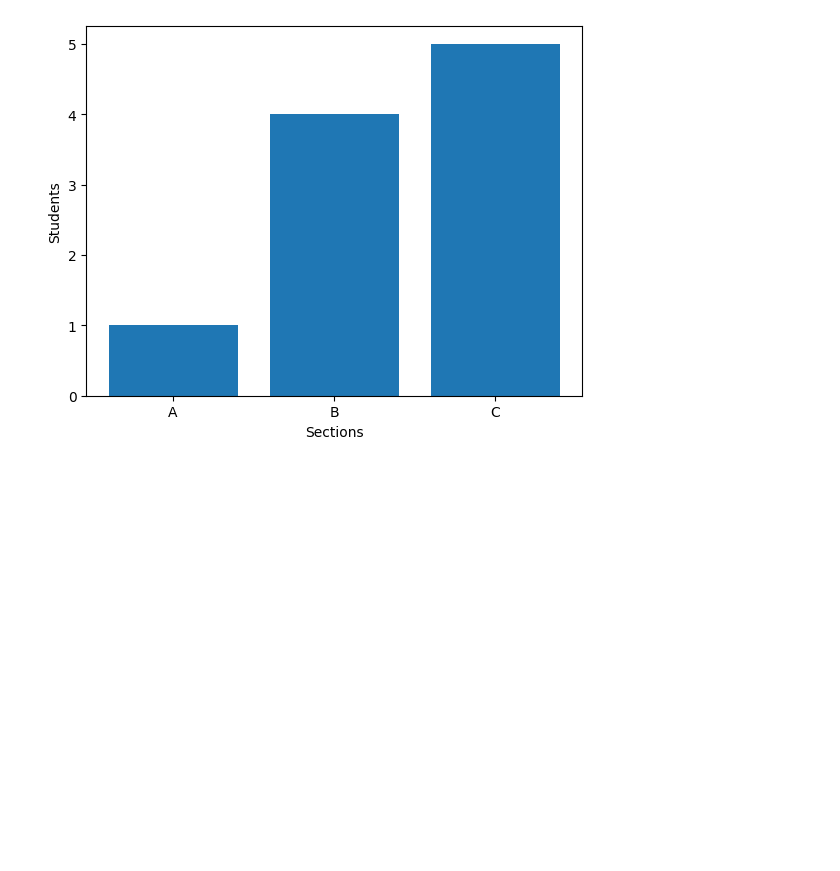
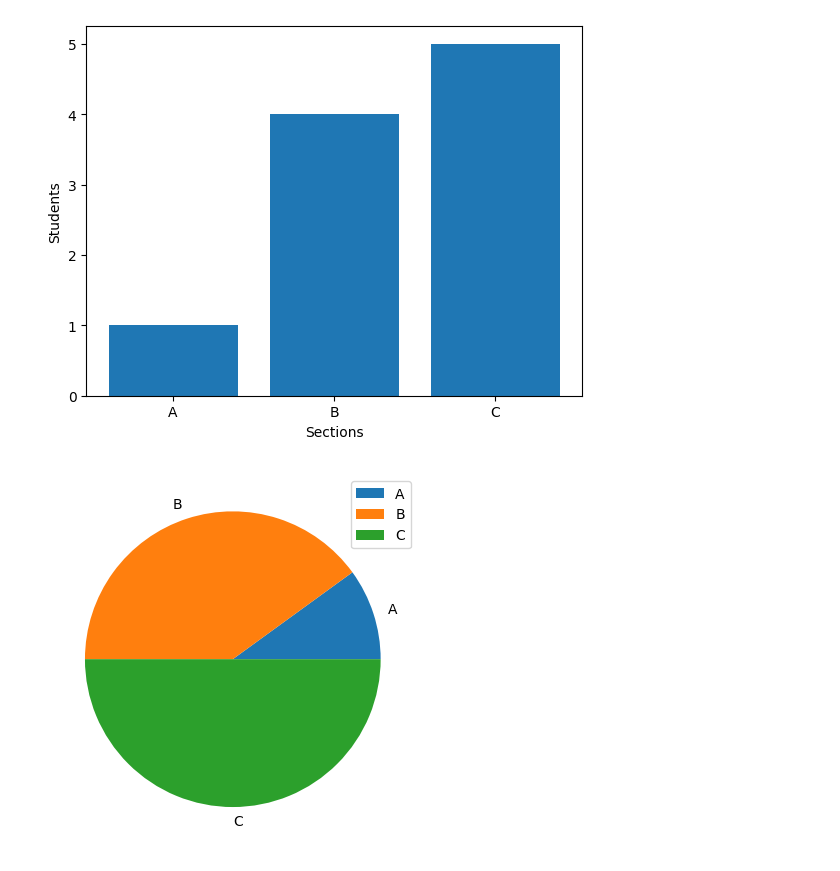
Before and after one commit to AliMukhtar081/python-learning, a Jupyter notebook: lab/visulization/visulaize.ipynb, the cells around one changed output. Cells and saved outputs as stored; diff of their text form; code cells hidden in the pictures; blank space fills up the shorter version.

Commit message:
Pie chart added

```diff
--- a/lab/visulization/visulaize.ipynb
+++ b/lab/visulization/visulaize.ipynb
@@ -55,3 +51,12 @@ plt.ylabel("Students")
 # %% [output]
 Text(0, 0.5, 'Students')
 [figure]
+# %%
+
+xarray=np.array(["A","B","C"])
+yarray=np.array([1,4,5])
+plt.pie(yarray,labels=xarray)
+plt.legend()
+plt.show()
+# %% [output]
+[figure, added]
```
Also changed, not shown: parts of 1 cell of this notebook.
